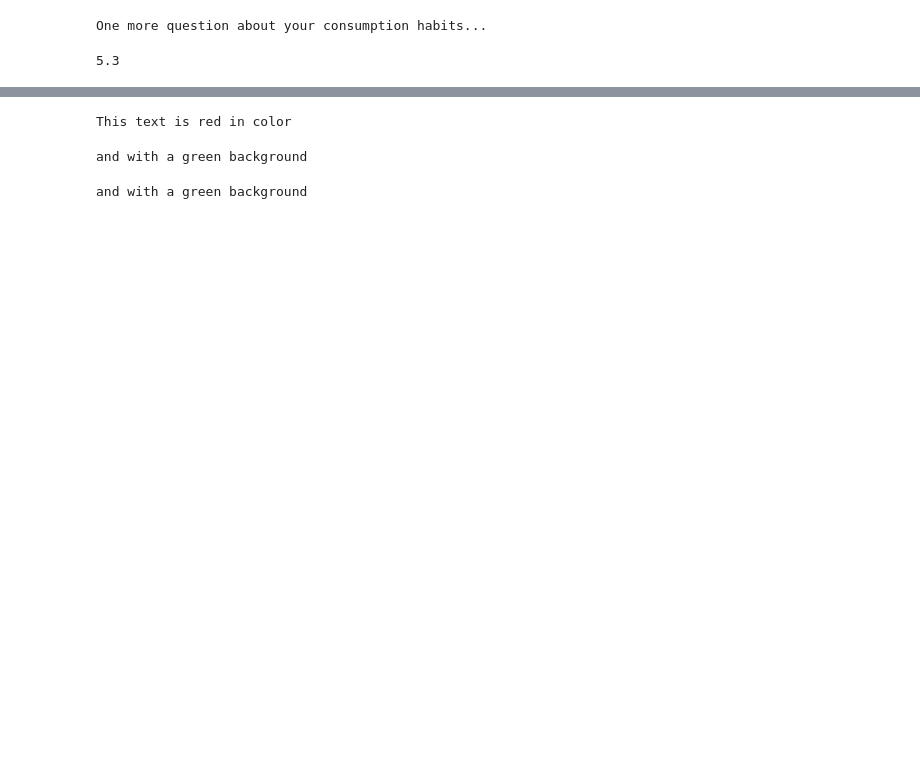
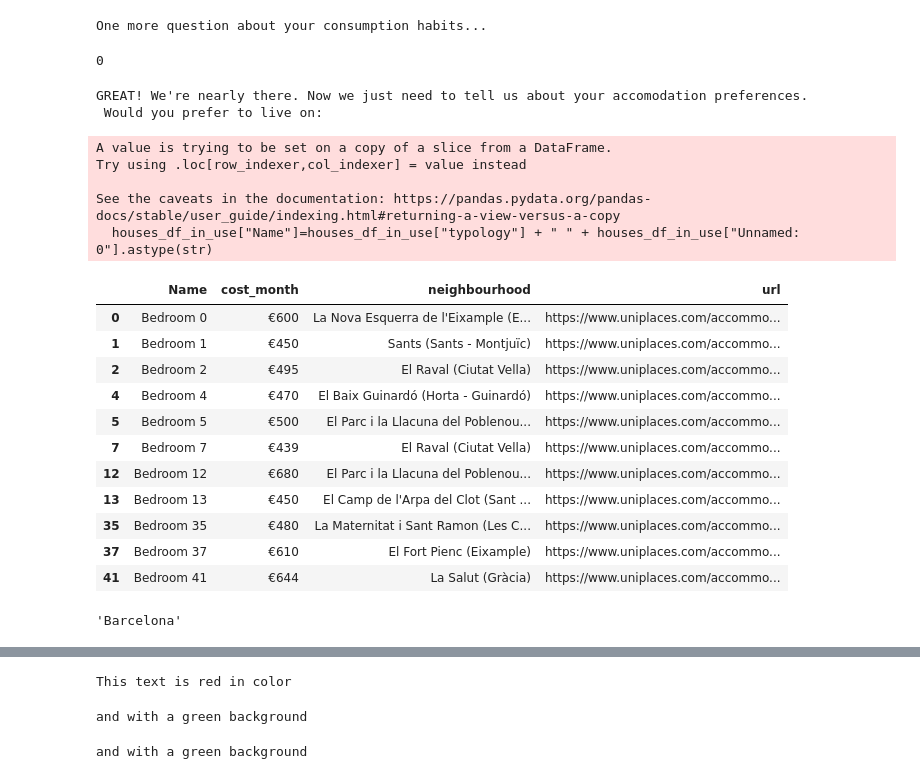
Before and after one commit to tesalv/Project3_Ironhack, a Jupyter notebook: def_profiles.ipynb, the cells around one changed output, grey strips where cells are left out. Drawn from its saved outputs; the diff is of its cells as text; code cells hidden in the pictures; blank space fills up the shorter version.

```diff
--- a/def_profiles.ipynb
+++ b/def_profiles.ipynb
@@ -46,8 +46,13 @@ qtts_df
 # %%
 ## import housing dataframes
 
+cities_list=["Lisbon","Barcelona"]
+
 lx_houses=pd.read_csv("lisbon.csv")
 bcn_houses=pd.read_csv("barcelona.csv")
+
+dict_city={"lisbon":lx_houses,"barcelona":bcn_houses}
+
 bcn_houses
 # %% [output]
 |  | Unnamed: 0 | typology | neighbourhood | cost_month | url |
@@ -96,7 +101,7 @@ Thank you
 print("Now, from our city database, which we are continuosly working to expand, which city would you like us to generate your monthly living budget to? \n Curently our cities are: Lisbon or Barcelona.\n" )
 answer=input("WHAT'S YOUR CHOICE? LX OR BCN?")
 
-if answer.lower()!= "LX" or answer.lower()!= "BCN":
+if answer.upper()!= "LX" and answer.upper()!= "BCN":
     answer=input("Sorry, I couldn't understand that. \n WHAT'S YOUR CHOICE? LX OR BCN?")
 else:
     pass
@@ -270,8 +282,6 @@ elif answer.upper()=="Y":
     sub_answer= input("OK, no judment here. How many cigarates would you say you smoke per day?")
 
     if sub_answer.isalnum():
-        budget
-
         cigarette_index=0
 
         cigarrete_cost=qtts_df.loc[cigarette_index, city]
@@ -280,4 +290,61 @@ elif answer.upper()=="Y":
 
 print(cigarrete_cost)
 # %% [output]
-5.3
+0
+# %%
+## HOUSING CHOICE
+
+print("GREAT! We're nearly there. Now we just need to tell us about your accomodation preferences.\n Would you prefer to live on:")
+time.sleep(1)
+
+answer= input("Room in a house share. (R) \n Live on your own. (A)")
+
+if answer.upper()!= "R" and answer.upper()!= "A":
+    answer=input("Sorry, I couldn't understand that. \n What do you prefer? \n Room in a house share. (R) \n Live on your own. (A)")
+else:
+    pass
+time.sleep(1)
+# %% [output]
+GREAT! We're nearly there. Now we just need to tell us about your accomodation preferences.
+ Would you prefer to live on:
+# %%
+## RETRIEVEING THE LIST OF HOUSING OPTIONS
+
+if answer.upper()=="R":
+    acomm_type="Bedroom"
+elif answer.upper()=="A":
+    acomm_type="Entire Place"
+
+
+houses_df_in_use=dict_city[city.lower()]
+
+houses_df_in_use=houses_df_in_use[houses_df_in_use["typology"]==acomm_type]
+
+houses_df_in_use["Name"]=houses_df_in_use["typology"] + " " + houses_df_in_use["Unnamed: 0"].astype(str)
+
+houses_df_in_use= houses_df_in_use[["Name","cost_month","neighbourhood","url"]]
+
+
+houses_df_in_use
+# %% [output]
+A value is trying to be set on a copy of a slice from a DataFrame.
+Try using .loc[row_indexer,col_indexer] = value instead
+
+See the caveats in the documentation: https://pandas.pydata.org/pandas-docs/stable/user_guide/indexing.html#returning-a-view-versus-a-copy
+  houses_df_in_use["Name"]=houses_df_in_use["typology"] + " " + houses_df_in_use["Unnamed: 0"].astype(str)
+|  | Name | cost_month | neighbourhood | url |
+| 0 | Bedroom 0 | €600 | La Nova Esquerra de l'Eixample (E... | https://www.uniplaces.com/accommo... |
+| 1 | Bedroom 1 | €450 | Sants (Sants - Montjuïc) | https://www.uniplaces.com/accommo... |
+| 2 | Bedroom 2 | €495 | El Raval (Ciutat Vella) | https://www.uniplaces.com/accommo... |
+| 4 | Bedroom 4 | €470 | El Baix Guinardó (Horta - Guinardó) | https://www.uniplaces.com/accommo... |
+| 5 | Bedroom 5 | €500 | El Parc i la Llacuna del Poblenou... | https://www.uniplaces.com/accommo... |
+| 7 | Bedroom 7 | €439 | El Raval (Ciutat Vella) | https://www.uniplaces.com/accommo... |
+| 12 | Bedroom 12 | €680 | El Parc i la Llacuna del Poblenou... | https://www.uniplaces.com/accommo... |
+| 13 | Bedroom 13 | €450 | El Camp de l'Arpa del Clot (Sant ... | https://www.uniplaces.com/accommo... |
+| 35 | Bedroom 35 | €480 | La Maternitat i Sant Ramon (Les C... | https://www.uniplaces.com/accommo... |
+| 37 | Bedroom 37 | €610 | El Fort Pienc (Eixample) | https://www.uniplaces.com/accommo... |
+| 41 | Bedroom 41 | €644 | La Salut (Gràcia) | https://www.uniplaces.com/accommo... |
+# %%
+city
+# %% [output]
+'Barcelona'
```
Also changed, not shown: parts of 9 cells of this notebook.
